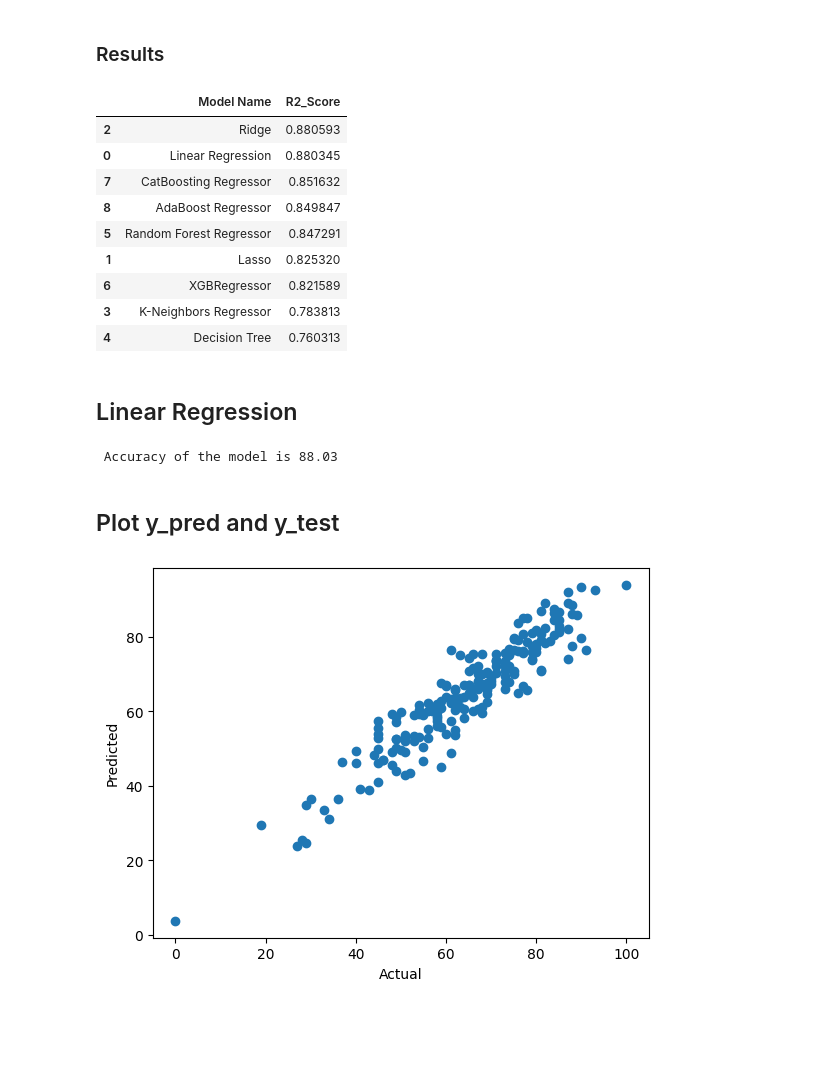
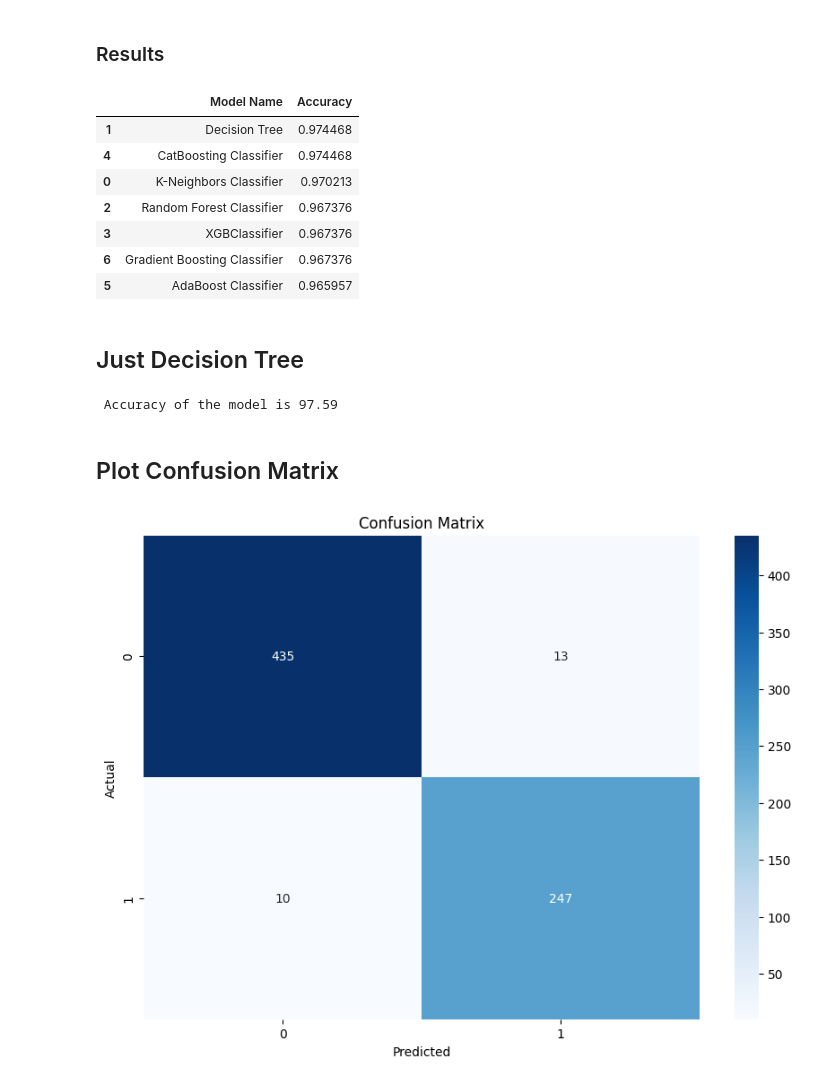
Before and after one commit to Emad-Mohamed14/GDM_Detection, a Jupyter notebook: Notebook/2. MODEL TRAINING.ipynb, the cells around one changed output. Saved outputs shown, nothing was run; the diff lists cells and outputs as text; code cells hidden in the pictures; blank space fills up the shorter version.

```diff
--- a/Notebook/2. MODEL TRAINING.ipynb
+++ b/Notebook/2. MODEL TRAINING.ipynb
@@ -141,3 +141,12 @@ def evaluate_classification_model(true, predicted):
     f1 = f1_score(true, predicted, average='weighted')
     conf_matrix = confusion_matrix(true, predicted)
     return accuracy, precision, recall, f1, conf_matrix
+# %%
+#Only for Classification
+
+from sklearn.impute import SimpleImputer
+
+# Impute missing values
+imputer = SimpleImputer(strategy='mean')
+X_train = pd.DataFrame(imputer.fit_transform(X_train), columns=X_train.columns)
+X_test = pd.DataFrame(imputer.transform(X_test), columns=X_test.columns)
@@ -192,6 +213,7 @@ for i in range(len(list(models))):
 
 #For Classification
 models = {
+    "K-Neighbors Classifier": KNeighborsClassifier(),
     "Decision Tree": DecisionTreeClassifier(),
     "Random Forest Classifier": RandomForestClassifier(),
     "XGBClassifier": XGBClassifier(use_label_encoder=False, eval_metric='logloss'),
@@ -246,33 +283,44 @@ KNeighborsClassifier does not accept missing values encoded as NaN natively. For
 # %% [markdown]
 ### Results
 # %%
-pd.DataFrame(list(zip(model_list, r2_list)), columns=['Model Name', 'R2_Score']).sort_values(by=["R2_Score"],ascending=False)
+pd.DataFrame(list(zip(model_list, accuracy_list)), columns=['Model Name', 'Accuracy']).sort_values(by=["Accuracy"],ascending=False)
 # %% [output]
-|  | Model Name | R2_Score |
-| 2 | Ridge | 0.880593 |
-| 0 | Linear Regression | 0.880345 |
-| 7 | CatBoosting Regressor | 0.851632 |
-| 8 | AdaBoost Regressor | 0.849847 |
-| 5 | Random Forest Regressor | 0.847291 |
-| 1 | Lasso | 0.825320 |
-| 6 | XGBRegressor | 0.821589 |
-| 3 | K-Neighbors Regressor | 0.783813 |
-| 4 | Decision Tree | 0.760313 |
+|  | Model Name | Accuracy |
+| 1 | Decision Tree | 0.974468 |
+| 4 | CatBoosting Classifier | 0.974468 |
+| 0 | K-Neighbors Classifier | 0.970213 |
+| 2 | Random Forest Classifier | 0.967376 |
+| 3 | XGBClassifier | 0.967376 |
+| 6 | Gradient Boosting Classifier | 0.967376 |
+| 5 | AdaBoost Classifier | 0.965957 |
 # %% [markdown]
-## Linear Regression
+## Just Decision Tree
 # %%
-lin_model = LinearRegression(fit_intercept=True)
+lin_model = DecisionTreeClassifier()
 lin_model = lin_model.fit(X_train, y_train)
 y_pred = lin_model.predict(X_test)
-score = r2_score(y_test, y_pred)*100
+score = accuracy_score(y_test, y_pred)*100
 print(" Accuracy of the model is %.2f" %score)
 # %% [output]
- Accuracy of the model is 88.03
+ Accuracy of the model is 97.59
 # %% [markdown]
-## Plot y_pred and y_test
+## Plot Confusion Matrix
 # %%
-plt.scatter(y_test,y_pred);
-plt.xlabel('Actual');
-plt.ylabel('Predicted');
+#For Regression
+#plt.scatter(y_test,y_pred);
+#plt.xlabel('Actual');
+#plt.ylabel('Predicted');
+
+from sklearn.metrics import confusion_matrix
+
+# Confusion Matrix
+conf_matrix = confusion_matrix(y_test, y_test_pred)
+
+plt.figure(figsize=(10, 7))
+sns.heatmap(conf_matrix, annot=True, fmt='d', cmap='Blues', xticklabels=model.classes_, yticklabels=model.classes_)
+plt.xlabel('Predicted')
+plt.ylabel('Actual')
+plt.title('Confusion Matrix')
+plt.show()
 # %% [output]
-[figure, old version]
+[figure, new version]
```
Also changed, not shown: parts of 5 cells of this notebook.
